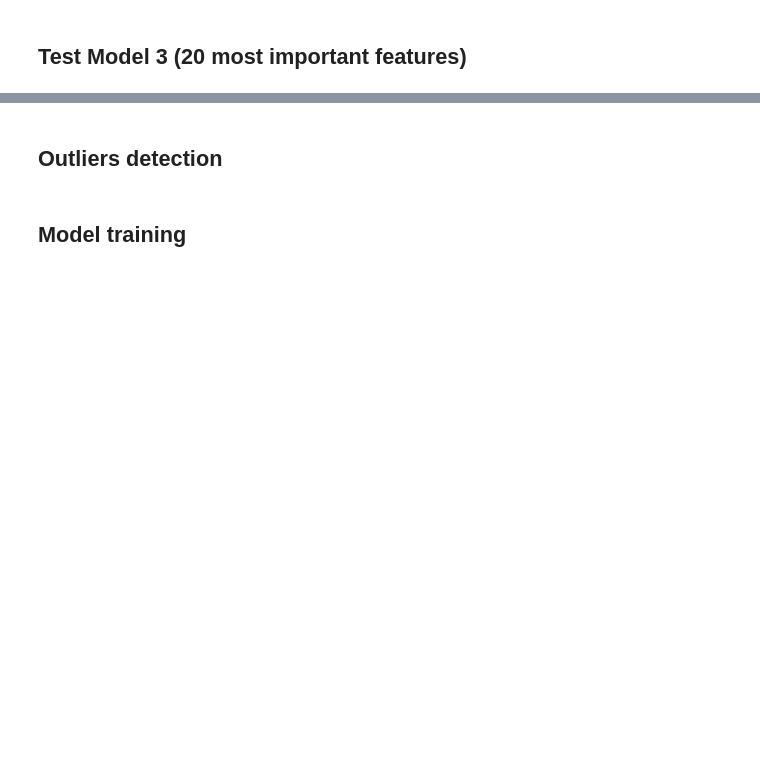
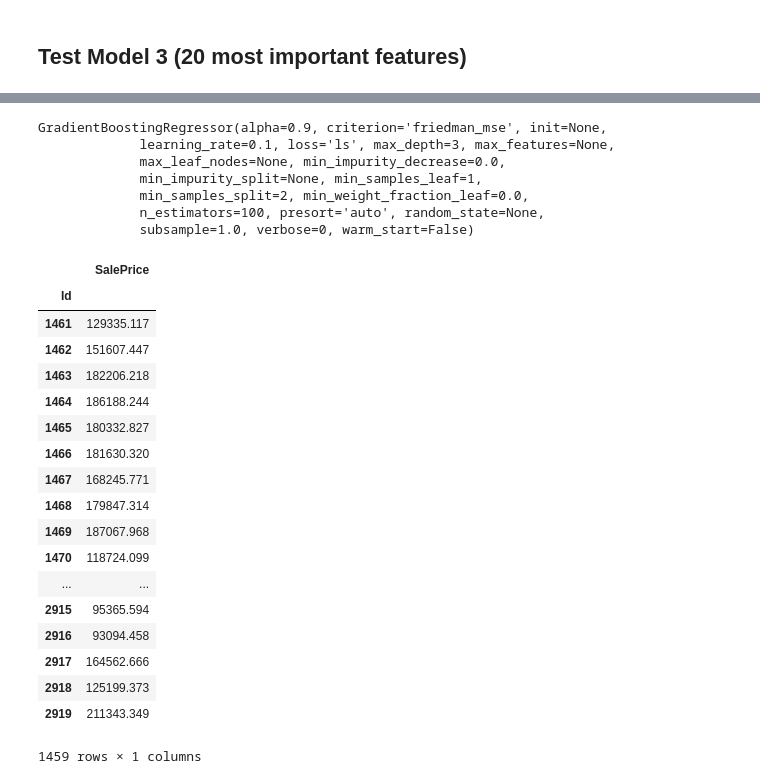
Before and after one commit to AmauryLepicard/house-prices, a Jupyter notebook: House Prices Kaggle.ipynb, the cells around one changed output, grey strips where cells are left out. Saved outputs shown, nothing was run; the diff lists cells and outputs as text; code cells hidden in the pictures; blank space fills up the shorter version.

Commit message:
Cleaning and a lot of modifications

```diff
--- a/House Prices Kaggle.ipynb
+++ b/House Prices Kaggle.ipynb
@@ -204,9 +142,18 @@ DateSold        float64   : Datetime, keep as float for regression
+# %%
+def submit(model, df, features, submissionName):
+    y_pred = model.predict(df[features])
+    df_submission = pd.DataFrame(index=df.index)
+    df_submission['SalePrice'] = y_pred
+    df_submission.to_csv('submission.csv', header=True)
+    df_submission.head()
+    return df_submission
+    #!kaggle competitions submit -c house-prices-advanced-regression-techniques -f submission.csv -m str(submissionName)
 # %%
 def testModels(dataframe, features, targetFeature):
     models = [LinearRegression(),
               RidgeCV(alphas=[0.1, 1.0, 10.0]),
               Lasso(alpha=1.0),
-              ElasticNetCV(cv=5),
+              #ElasticNetCV(cv=5),
               #SGDRegressor(max_iter=5, tol=None),
               #GaussianNB(),
               DecisionTreeRegressor(),
@@ -221,8 +168,8 @@ def testModels(dataframe, features, targetFeature):
     modelScores = {}
     for i, mod in enumerate(models):
         # cross validation
-        scores = ms.cross_val_score(mod, X_all, Y_all, cv=5)
-        print(mod.__class__.__name__.ljust(30), scores,"Accuracy: %0.2f (+/- %0.2f)" % (scores.mean(), scores.std() * 2))
+        scores = ms.cross_val_score(mod, X_all, Y_all, cv=15)
+        print(mod.__class__.__name__.ljust(30), "Accuracy: %0.2f (+/- %0.2f)" % (scores.mean(), scores.std()))
         modelScores[mod] = scores.mean()
 
     bestModel = max(modelScores, key=lambda k: modelScores[k])
@@ -231,5 +178,3 @@ def testModels(dataframe, features, targetFeature):
     #definitively fit the model on the train data
     bestModel.fit(X_all, Y_all)
     return bestModel, bestAccuracy
-
-bestModel, bestAccuracy = testModels(df_train, ['GrLivArea', 'TotalBsmtSF', 'OverallQual'], 'SalePrice')
@@ -352,7 +327,13 @@ df_train.tail()
 nbFeatures = 20
 className = 'SalePrice'
 # %%
+df_train_raw = pd.read_csv('train.csv', index_col=0)
+df_train = df_train_raw.copy()
 df_train = preprocessData(df_train)
+
+numerics = ['int16', 'int32', 'int64', 'float16', 'float32', 'float64']
+df_train = df_train.select_dtypes(include=numerics)
+
 Y = df_train[className]
 X = df_train.drop(className, axis=1)
 
@@ -386,6 +387,6 @@ plt.show()
 # %% [markdown]
 ## Test Model 3 (20 most important features)
 # %%
-featuresNames = list(X.columns[indices[:nbFeatures]])
+featuresNames = ['OverallQual2', 'NeighborhoodCode2', 'GarageCars2', 'GrLivArea', 'FullBath', 'Fireplaces', 'YearBuilt', 'BsmtFullBath', 'YearRemodAdd', 'LotArea', 'TotRmsAbvGrd', 'BedroomAbvGr', 'OverallCond']
 print(featuresNames)
 bestModel, bestAccuracy = testModels(df_train, featuresNames, 'SalePrice')
@@ -392,5 +401,33 @@ bestModel, bestAccuracy = testModels(df_train, featuresNames, 'SalePrice')
 # %%
 print(bestModel)
+df_test = df_test_raw.copy()
+df_test = cleanData(df_test, verbose = False)
+df_test = preprocessData(df_test)
 submit(bestModel, df_test, featuresNames, "Best 20")
+# %% [output]
+GradientBoostingRegressor(alpha=0.9, criterion='friedman_mse', init=None,
+             learning_rate=0.1, loss='ls', max_depth=3, max_features=None,
+             max_leaf_nodes=None, min_impurity_decrease=0.0,
+             min_impurity_split=None, min_samples_leaf=1,
+             min_samples_split=2, min_weight_fraction_leaf=0.0,
+             n_estimators=100, presort='auto', random_state=None,
+             subsample=1.0, verbose=0, warm_start=False)
+|  | SalePrice |
+| Id |  |
+| 1461 | 129335.117 |
+| 1462 | 151607.447 |
+| 1463 | 182206.218 |
+| 1464 | 186188.244 |
+| 1465 | 180332.827 |
+| 1466 | 181630.320 |
+| 1467 | 168245.771 |
+| 1468 | 179847.314 |
+| 1469 | 187067.968 |
+| 1470 | 118724.099 |
+| ... | ... |
+| 2915 | 95365.594 |
+| 2916 | 93094.458 |
+| 2917 | 164562.666 |
+| 2918 | 125199.373 |
+| 2919 | 211343.349 |
+1459 rows × 1 columns
-# %% [markdown]
-## Outliers detection
@@ -410,2 +433,0 @@ df_train[df_train['Outliers']]
-# %% [markdown]
-## Model training
```
Also changed, not shown: parts of 32 cells of this notebook, 1 other file.
